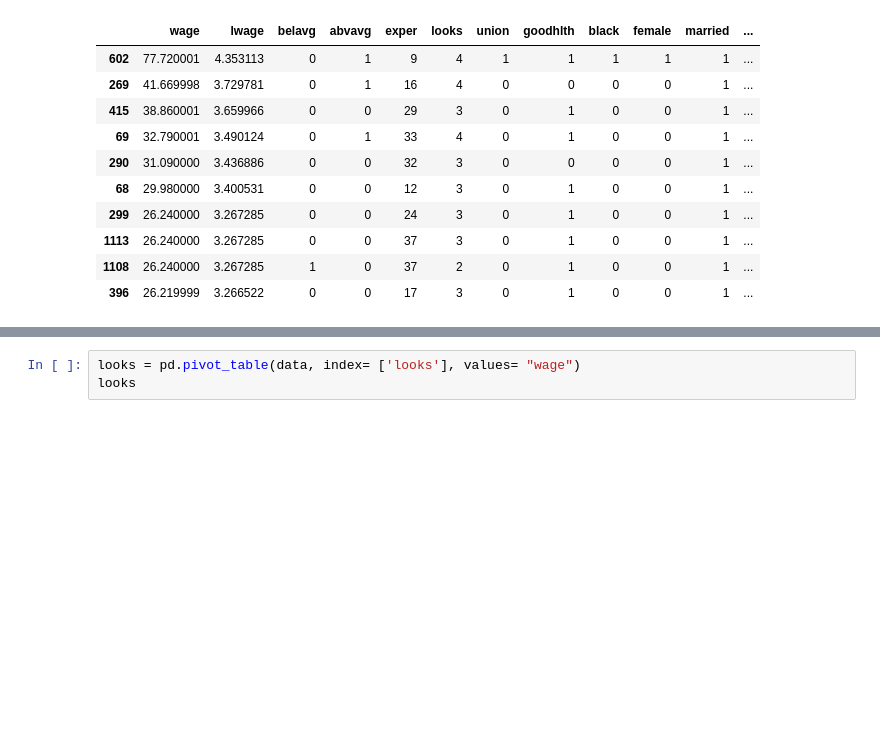
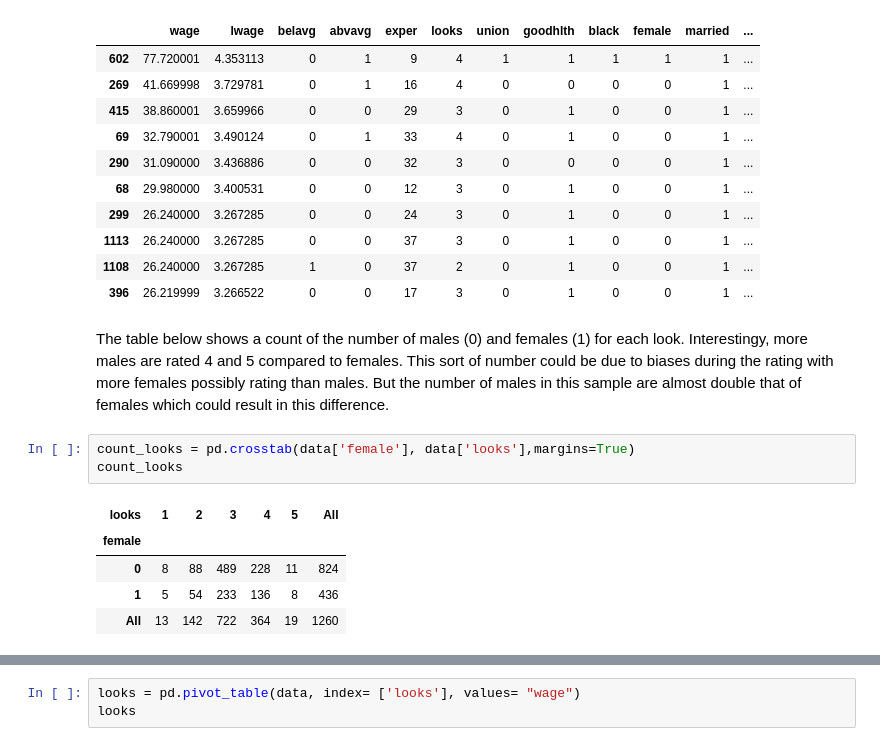
Before and after one commit to shrutirao94/beauty-and-the-labour-market, a Jupyter notebook: Beauty and the Labour Market.ipynb, the cells around one changed output, grey strips where cells are left out. Drawn from its saved outputs; the diff is of its cells as text; blank space fills up the shorter version.

```diff
--- a/Beauty and the Labour Market.ipynb
+++ b/Beauty and the Labour Market.ipynb
@@ -104,3 +114,14 @@ data.head(10)
 | 1113 | 26.240000 | 3.267285 | 0 | 0 | 37 | 3 | 0 | 1 | 0 | 0 | 1 | ... |
 | 1108 | 26.240000 | 3.267285 | 1 | 0 | 37 | 2 | 0 | 1 | 0 | 0 | 1 | ... |
 | 396 | 26.219999 | 3.266522 | 0 | 0 | 17 | 3 | 0 | 1 | 0 | 0 | 1 | ... |
+# %% [markdown]
+The table below shows a count of the number of males (0) and females (1) for each look. Interestingy, more males are rated 4 and 5 compared to females. This sort of number could be due to biases during the rating with more females possibly rating than males. But the number of males in this sample are almost double that of females which could result in this difference.
+# %%
+count_looks = pd.crosstab(data['female'], data['looks'],margins=True)
+count_looks
+# %% [output]
+| looks | 1 | 2 | 3 | 4 | 5 | All |
+| female |  |  |  |  |  |  |
+| 0 | 8 | 88 | 489 | 228 | 11 | 824 |
+| 1 | 5 | 54 | 233 | 136 | 8 | 436 |
+| All | 13 | 142 | 722 | 364 | 19 | 1260 |
```
Also changed, not shown: parts of 17 cells of this notebook.
